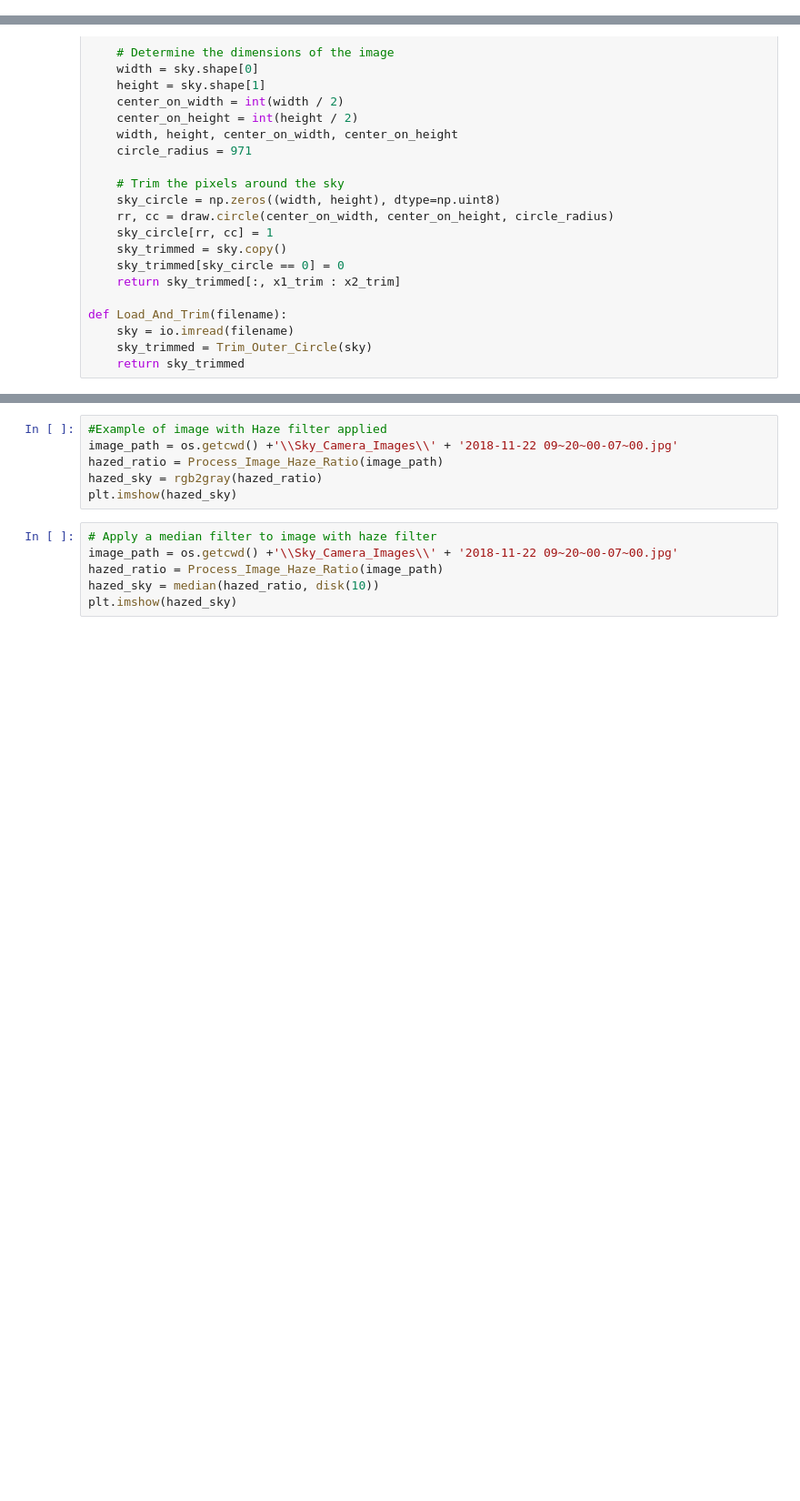
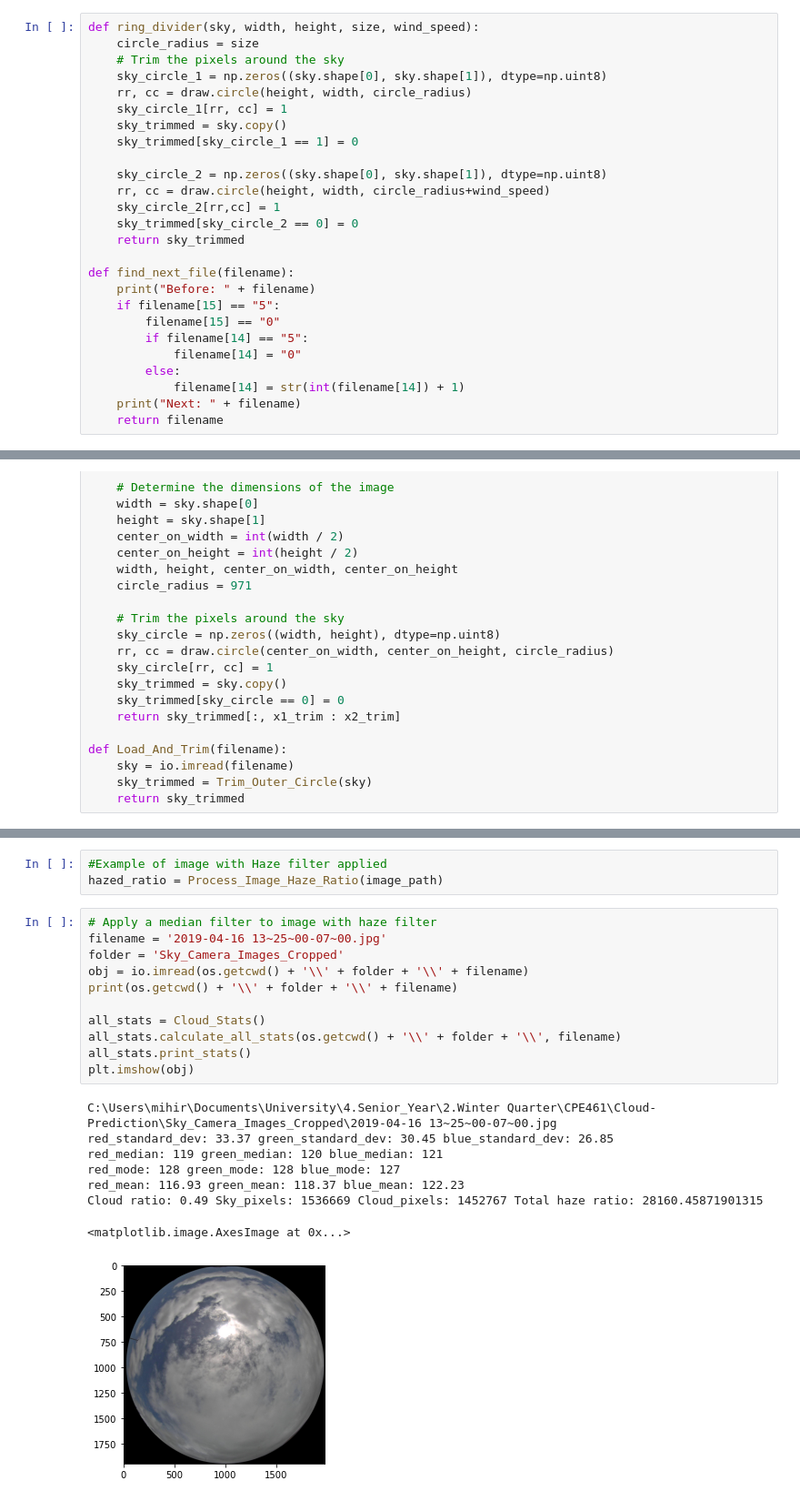
Before and after one commit to msdeshmukh/Cloud-Prediction, a Jupyter notebook: Haze_Ratio-Trimming.ipynb, the cells around one changed output, grey strips where cells are left out. Shown at 91% size. Saved outputs shown, nothing was run; the diff lists cells and outputs as text; blank space fills up the shorter version.

```diff
--- a/Haze_Ratio-Trimming.ipynb
+++ b/Haze_Ratio-Trimming.ipynb
@@ -17,0 +117,26 @@ ModuleNotFoundError: No module named 'pvlib'
+# %%
+def ring_divider(sky, width, height, size, wind_speed):
+    circle_radius = size
+    # Trim the pixels around the sky
+    sky_circle_1 = np.zeros((sky.shape[0], sky.shape[1]), dtype=np.uint8)
+    rr, cc = draw.circle(height, width, circle_radius)
+    sky_circle_1[rr, cc] = 1
+    sky_trimmed = sky.copy()
+    sky_trimmed[sky_circle_1 == 1] = 0
+
+    sky_circle_2 = np.zeros((sky.shape[0], sky.shape[1]), dtype=np.uint8)
+    rr, cc = draw.circle(height, width, circle_radius+wind_speed)
+    sky_circle_2[rr,cc] = 1
+    sky_trimmed[sky_circle_2 == 0] = 0
+    return sky_trimmed
+
+def find_next_file(filename):
+    print("Before: " + filename)
+    if filename[15] == "5":
+        filename[15] == "0"
+        if filename[14] == "5":
+            filename[14] = "0"
+        else:
+            filename[14] = str(int(filename[14]) + 1)
+    print("Next: " + filename)
+    return filename
@@ -58,12 +388,23 @@ plt.imshow(trimmed)
 # %%
 #Example of image with Haze filter applied
-image_path = os.getcwd() +'\\Sky_Camera_Images\\' + '2018-11-22 09~20~00-07~00.jpg'
 hazed_ratio = Process_Image_Haze_Ratio(image_path)
-hazed_sky = rgb2gray(hazed_ratio)
-plt.imshow(hazed_sky)
-# %%
-# Apply a median filter to image with haze filter
-image_path = os.getcwd() +'\\Sky_Camera_Images\\' + '2018-11-22 09~20~00-07~00.jpg'
-hazed_ratio = Process_Image_Haze_Ratio(image_path)
-hazed_sky = median(hazed_ratio, disk(10))
-plt.imshow(hazed_sky)
+# %%
+# Apply a median filter to image with haze filter
+filename = '2019-04-16 13~25~00-07~00.jpg'
+folder = 'Sky_Camera_Images_Cropped'
+obj = io.imread(os.getcwd() + '\\' + folder + '\\' + filename)
+print(os.getcwd() + '\\' + folder + '\\' + filename)
+
+all_stats = Cloud_Stats()
+all_stats.calculate_all_stats(os.getcwd() + '\\' + folder + '\\', filename)
+all_stats.print_stats()
+plt.imshow(obj)
+# %% [output]
+C:\Users\mihir\Documents\University\4.Senior_Year\2.Winter Quarter\CPE461\Cloud-Prediction\Sky_Camera_Images_Cropped\2019-04-16 13~25~00-07~00.jpg
+red_standard_dev: 33.37 green_standard_dev: 30.45 blue_standard_dev: 26.85
+red_median: 119 green_median: 120 blue_median: 121
+red_mode: 128 green_mode: 128 blue_mode: 127
+red_mean: 116.93 green_mean: 118.37 blue_mean: 122.23
+Cloud ratio: 0.49 Sky_pixels: 1536669 Cloud_pixels: 1452767 Total haze ratio: 28160.45871901315
+<matplotlib.image.AxesImage at 0x...>
+[figure, added]
```
Also changed, not shown: parts of 16 cells of this notebook.
